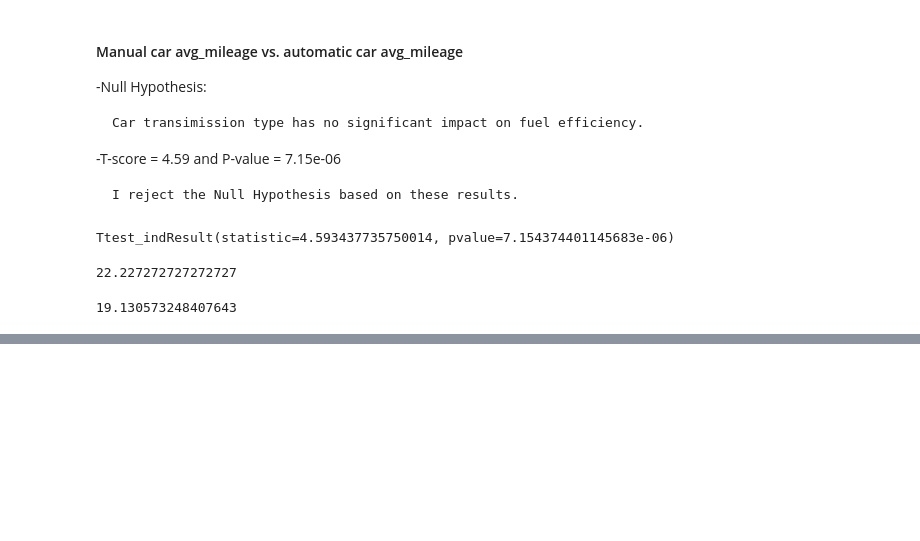
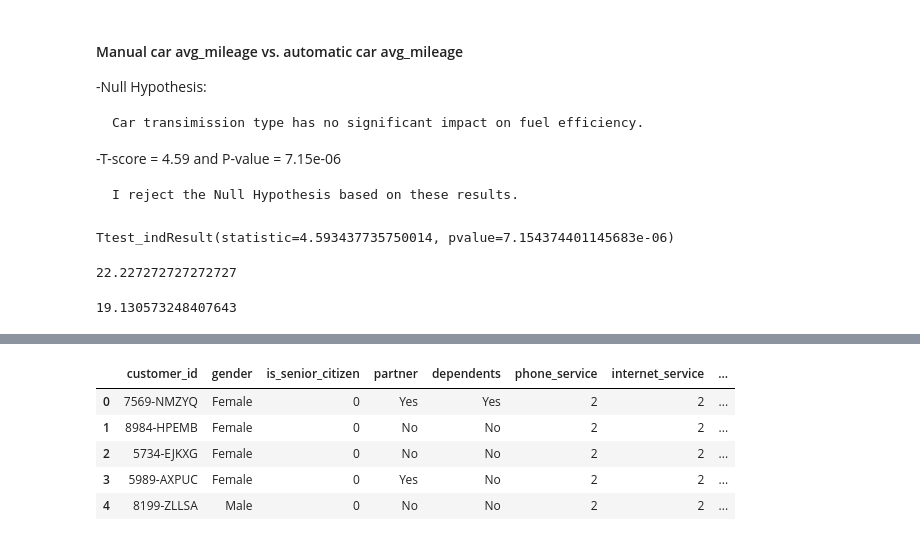
Before and after one commit to faithkane3/statistics-exercises, a Jupyter notebook: hypothesis_testing.ipynb, the cells around one changed output, grey strips where cells are left out. Saved outputs shown, nothing was run; the diff lists cells and outputs as text; code cells hidden in the pictures; blank space fills up the shorter version.

```diff
--- a/hypothesis_testing.ipynb
+++ b/hypothesis_testing.ipynb
@@ -287,0 +315,10 @@ auto_avg_mileage
+# %%
+telco = pd.read_excel("my_telco_churn.xlsx")
+telco.head()
+# %% [output]
+|  | customer_id | gender | is_senior_citizen | partner | dependents | phone_service | internet_service | ... |
+| 0 | 7569-NMZYQ | Female | 0 | Yes | Yes | 2 | 2 | ... |
+| 1 | 8984-HPEMB | Female | 0 | No | No | 2 | 2 | ... |
+| 2 | 5734-EJKXG | Female | 0 | No | No | 2 | 2 | ... |
+| 3 | 5989-AXPUC | Female | 0 | Yes | No | 2 | 2 | ... |
+| 4 | 8199-ZLLSA | Male | 0 | No | No | 2 | 2 | ... |
```
Also changed, not shown: parts of 17 cells of this notebook.
